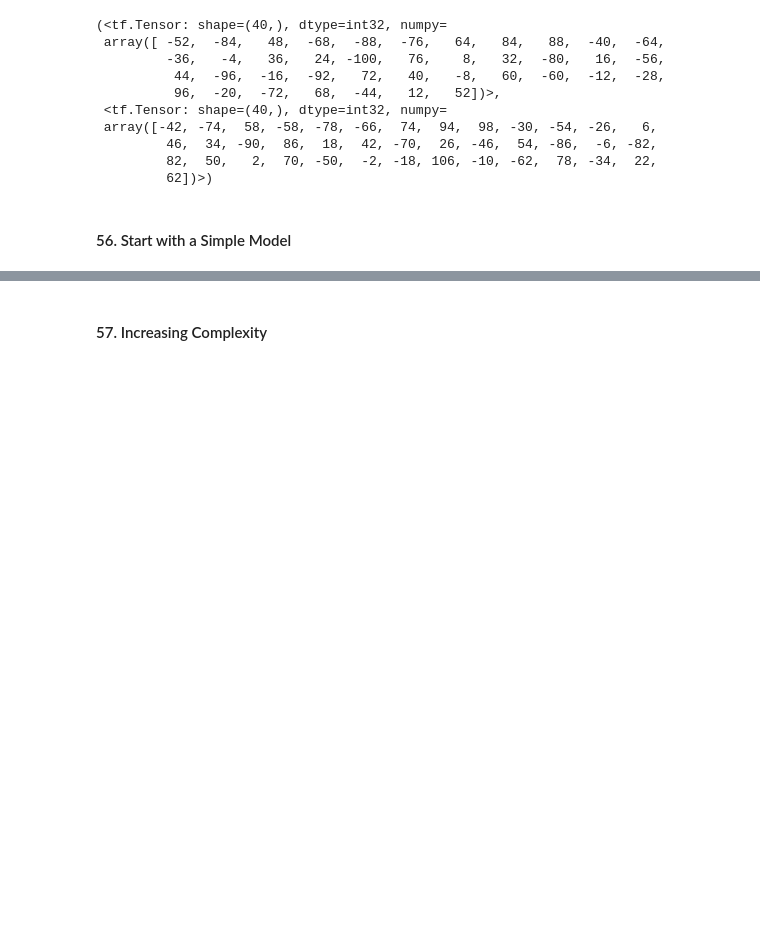
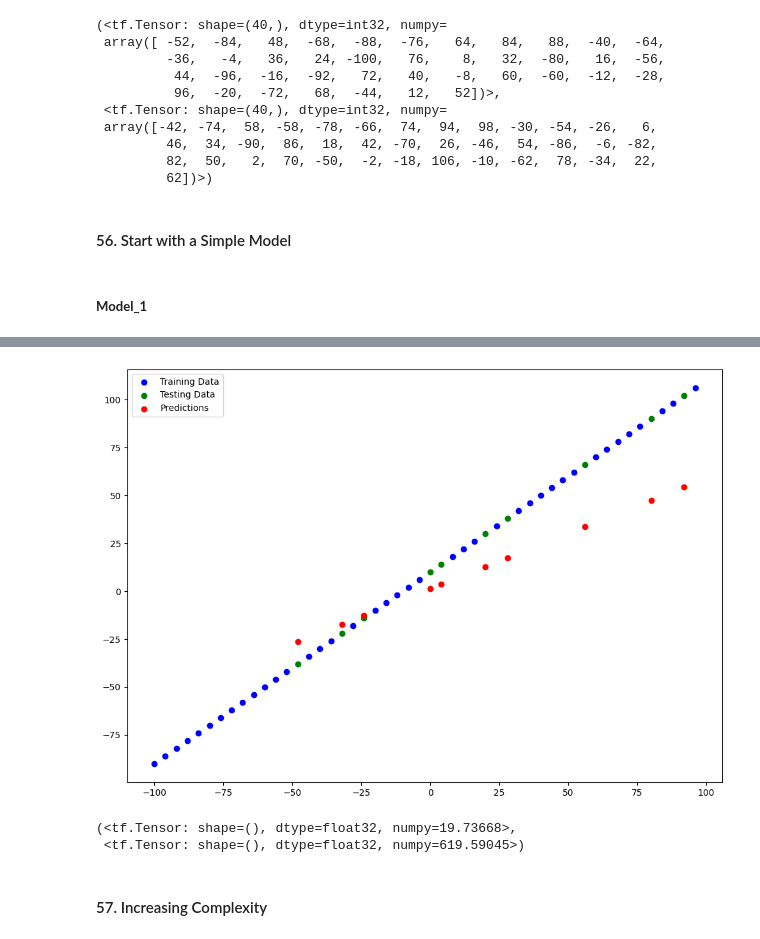
Before and after one commit to Diegomca98/tensorflow-certification-prep, a Jupyter notebook: src/nn_regression.ipynb, the cells around one changed output, grey strips where cells are left out. Saved outputs shown, nothing was run; the diff lists cells and outputs as text; code cells hidden in the pictures; blank space fills up the shorter version.

```diff
--- a/src/nn_regression.ipynb
+++ b/src/nn_regression.ipynb
@@ -722,7 +722,7 @@ y_test
 # %% [output]
 <tf.Tensor: shape=(10,), dtype=int32, numpy=array([-38,  66,  30,  90, -22, 102,  14,  10,  38, -14])>
 # %%
-def check_predictions(train_data = X_train, train_labels = y_train, test_data = X_test, test_labels = y_test, predictions = y_pred):
+def check_predictions(predictions, train_data = X_train, train_labels = y_train, test_data = X_test, test_labels = y_test):
     '''
     Plots training and test data and compares predictions to ground truth labels
     (train_data = X_train, train_labels = y_train, test_data = X_test, test_labels = y_test, predictions = y_pred)
@@ -849,39 +887,7 @@ X_train, y_train
 # %% [markdown]
 #### 56. Start with a Simple Model
-# %%
-tf.random.set_seed(42)
-
-models = {
-    'model_1': tf.keras.Sequential(
-        [
-            tf.keras.layers.Dense(1)
-        ]
-    ),
-    'model_2': tf.keras.Sequential(
-        [
-            tf.keras.layers.Dense(1),
-            tf.keras.layers.Dense(1)
-        ]
-    ),
-    'model_3': tf.keras.Sequential(
-        [
-            tf.keras.layers.Dense(1),
-            tf.keras.layers.Dense(1)
-        ]
-    ),
-    'model_4': tf.keras.Sequential(
-        [
-            tf.keras.layers.Dense(1),
-            tf.keras.layers.Dense(1)
-        ]
-    ),
-    'model_5': tf.keras.Sequential(
-        [
-            tf.keras.layers.Dense(1),
-            tf.keras.layers.Dense(1)
-        ]
-    ),
-}
+# %% [markdown]
+##### **Model_1**
 # %%
 models['model_1'].compile(
     loss = tf.keras.losses.mae,
@@ -895,4 +901,8 @@ models['model_1'].fit(
     epochs=100,
     verbose = 0
 )
+
+y_pred_1 = models['model_1'].predict(X_test)
+
+check_predictions(predictions = y_pred_1)
 # %% [output]
@@ -900,2 +910,11 @@ models['model_1'].fit(
+[figure, added]
+# %%
+mae_1 = mae_metric(y_test, y_pred_1)
+mse_1 = mse_metric(y_test, y_pred_1)
+
+mae_1, mse_1
+# %% [output]
+(<tf.Tensor: shape=(), dtype=float32, numpy=19.73668>,
+ <tf.Tensor: shape=(), dtype=float32, numpy=619.59045>)
 # %% [markdown]
 #### 57. Increasing Complexity
```
Also changed, not shown: parts of 16 cells of this notebook.
